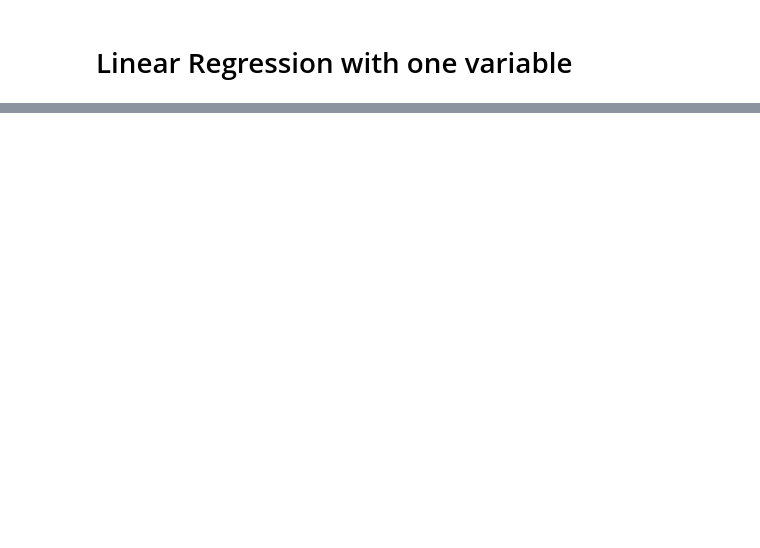
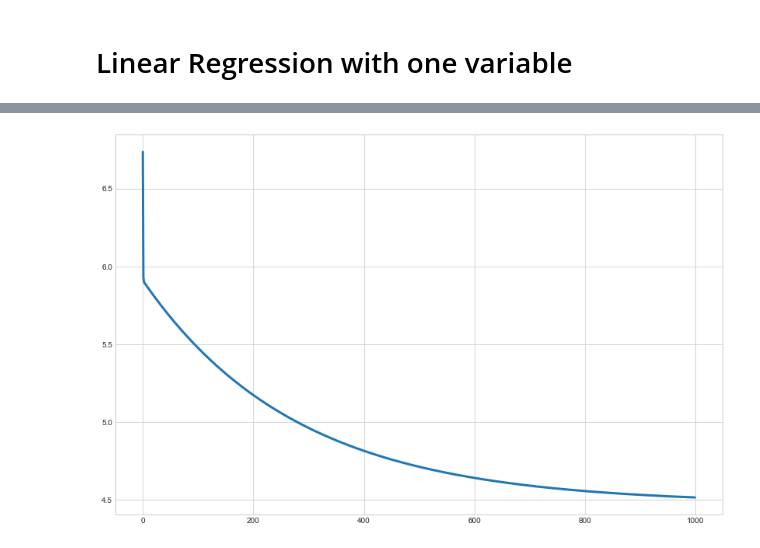
Before and after one commit to reandov/simple-linear-regression, a Jupyter notebook: simple-linear-regression.ipynb, the cells around one changed output, grey strips where cells are left out. Cells and saved outputs as stored; diff of their text form; code cells hidden in the pictures; blank space fills up the shorter version.

```diff
--- a/simple-linear-regression.ipynb
+++ b/simple-linear-regression.ipynb
@@ -52,0 +64,6 @@ array([[0.05839135],
+# %%
+fig, ax = plt.subplots(figsize=(14, 9))
+ax.plot(range(1000), cost_values[:1000], linewidth=3)
+plt.show()
+# %% [output]
+[figure, added]
```
Also changed, not shown: parts of 21 cells of this notebook.
